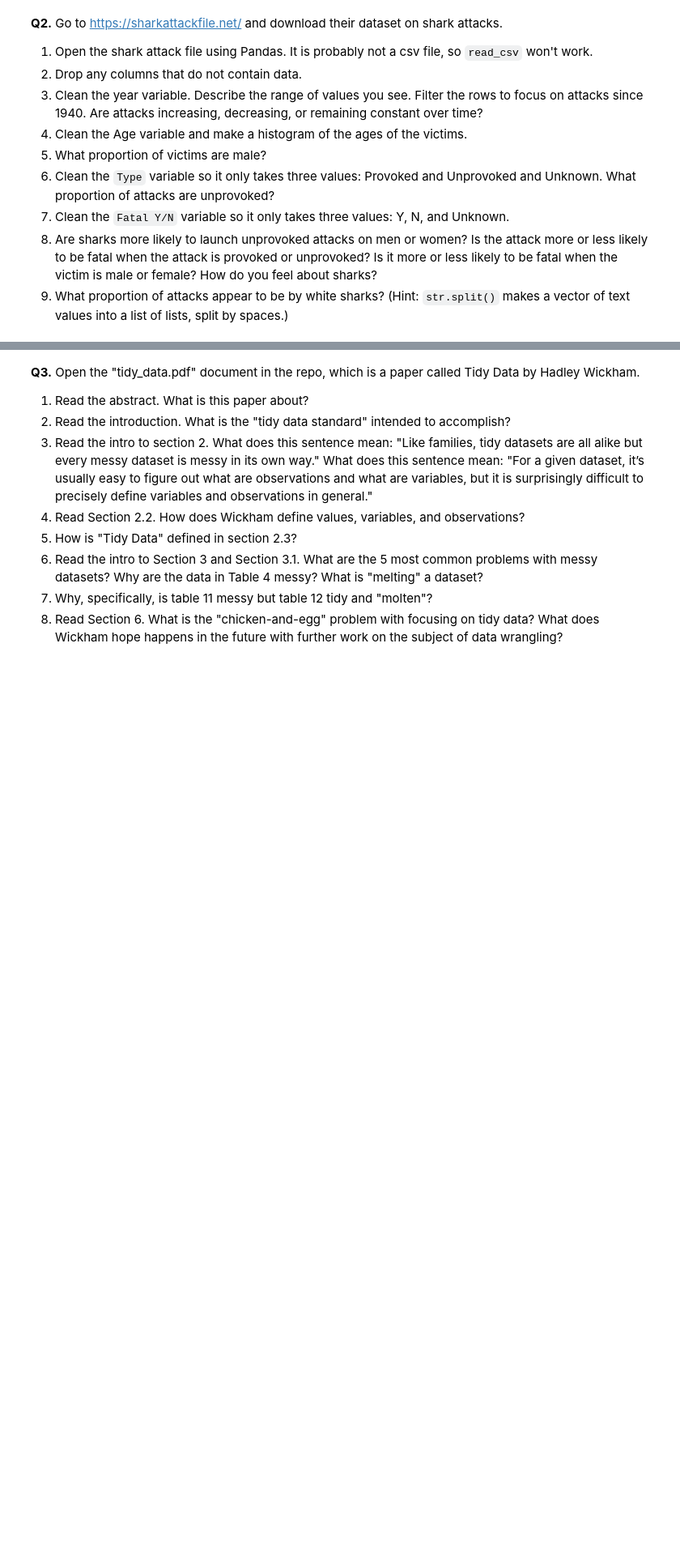
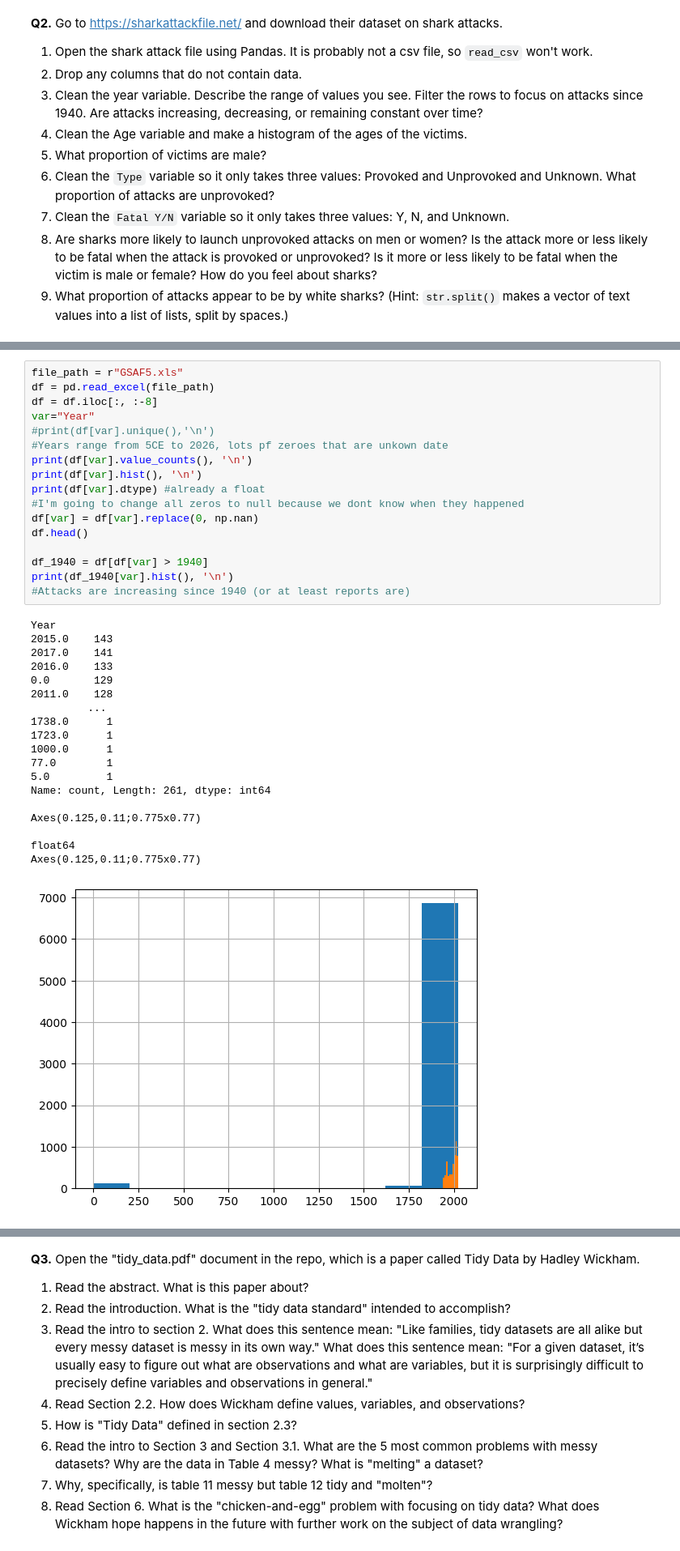
Before and after one commit to benshults22/DS3001-SP26, a Jupyter notebook: wrangling/assignment/assignment.ipynb, the cells around one changed output, grey strips where cells are left out. Shown at 81% size. Cells and saved outputs as stored; diff of their text form; blank space fills up the shorter version.

```diff
--- a/wrangling/assignment/assignment.ipynb
+++ b/wrangling/assignment/assignment.ipynb
@@ -129,0 +136,37 @@ Name: count, Length: 484, dtype: int64
+# %%
+file_path = r"GSAF5.xls"
+df = pd.read_excel(file_path)
+df = df.iloc[:, :-8]
+var="Year"
+#print(df[var].unique(),'\n')
+#Years range from 5CE to 2026, lots pf zeroes that are unkown date
+print(df[var].value_counts(), '\n')
+print(df[var].hist(), '\n')
+print(df[var].dtype) #already a float
+#I'm going to change all zeros to null because we dont know when they happened
+df[var] = df[var].replace(0, np.nan)
+df.head()
+
+df_1940 = df[df[var] > 1940]
+print(df_1940[var].hist(), '\n')
+#Attacks are increasing since 1940 (or at least reports are)
+# %% [output]
+Year
+2015.0    143
+2017.0    141
+2016.0    133
+0.0       129
+2011.0    128
+         ...
+1738.0      1
+1723.0      1
+1000.0      1
+77.0        1
+5.0         1
+Name: count, Length: 261, dtype: int64
+
+Axes(0.125,0.11;0.775x0.77)
+
+float64
+Axes(0.125,0.11;0.775x0.77)
+[figure, added]
```
Also changed, not shown: parts of 8 cells of this notebook.
